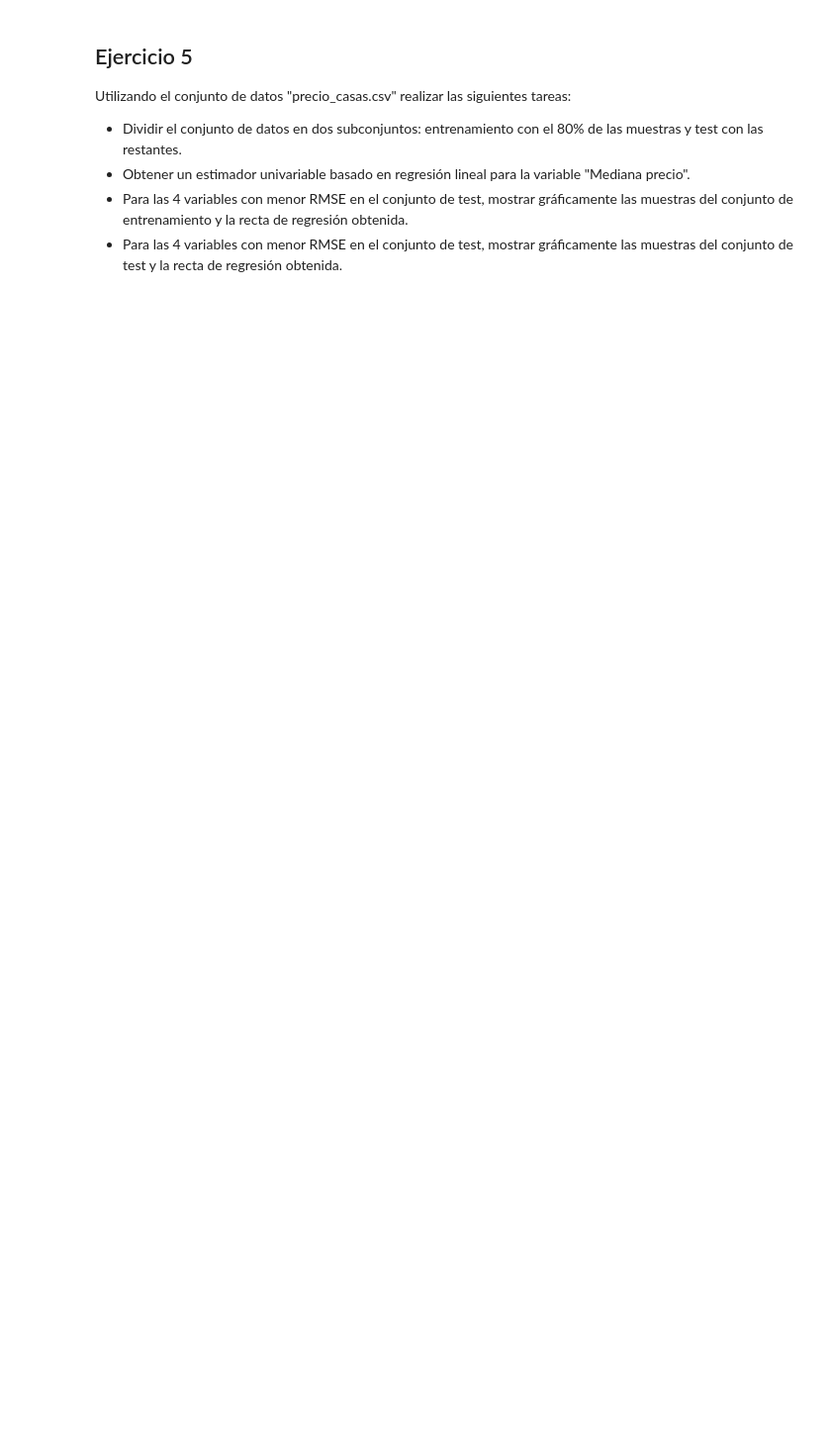
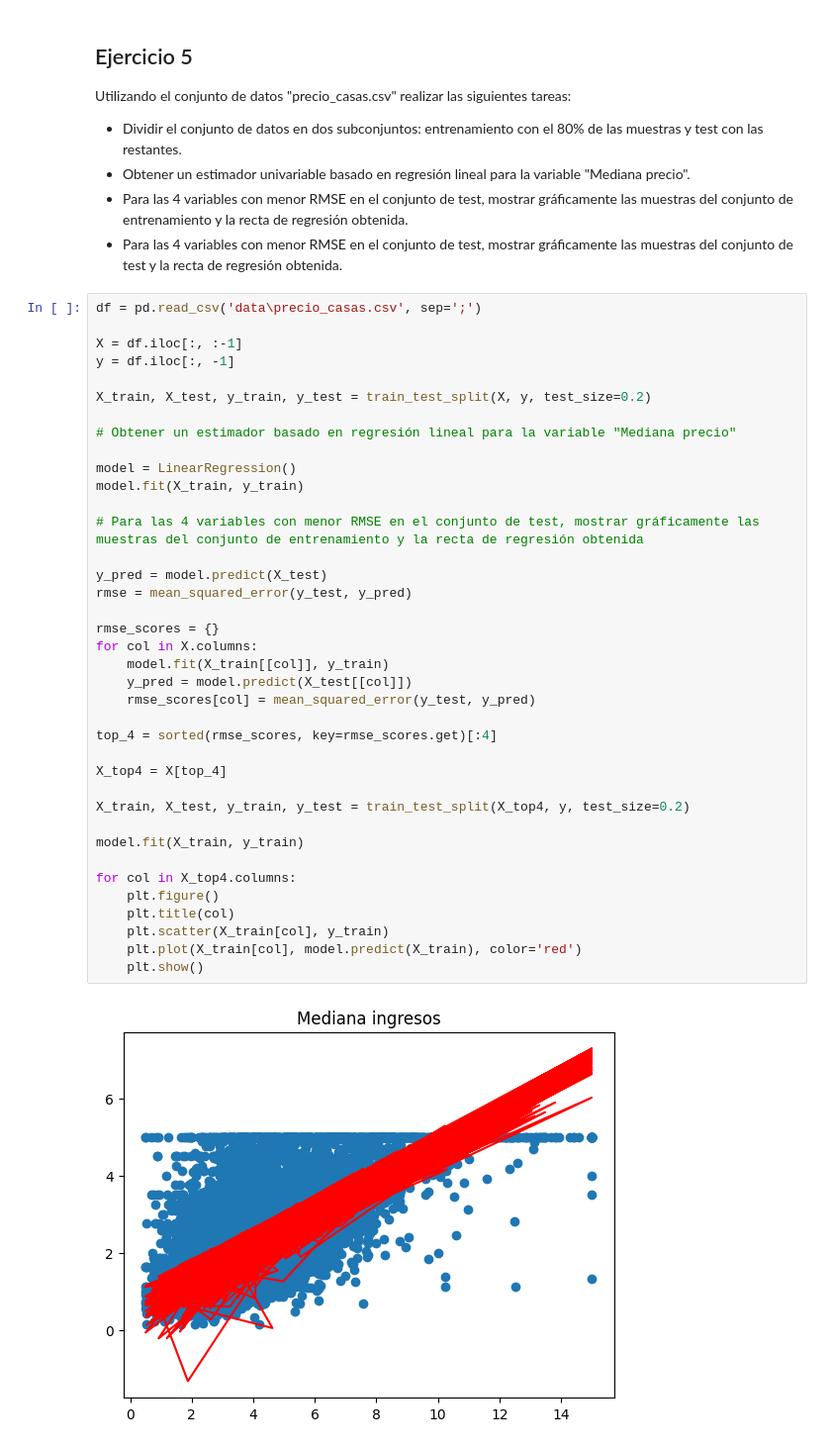
Before and after one commit to miguel-kjh/AA1, a Jupyter notebook: ejercicios/parte1/ejercicios_extras.ipynb, the cells around one changed output. Shown at 99% size. Cells and saved outputs as stored; diff of their text form; blank space fills up the shorter version.

```diff
--- a/ejercicios/parte1/ejercicios_extras.ipynb
+++ b/ejercicios/parte1/ejercicios_extras.ipynb
@@ -41,3 +205,43 @@ Utilizando el conjunto de datos "precio_casas.csv" realizar las siguientes tarea
 - Obtener un estimador univariable basado en regresión lineal para la variable "Mediana precio".
 - Para las 4 variables con menor RMSE en el conjunto de test, mostrar gráficamente las muestras del conjunto de entrenamiento y la recta de regresión obtenida.
 - Para las 4 variables con menor RMSE en el conjunto de test, mostrar gráficamente las muestras del conjunto de test y la recta de regresión obtenida.
+# %%
+df = pd.read_csv('data\precio_casas.csv', sep=';')
+
+X = df.iloc[:, :-1]
+y = df.iloc[:, -1]
+
+X_train, X_test, y_train, y_test = train_test_split(X, y, test_size=0.2)
+
+# Obtener un estimador basado en regresión lineal para la variable "Mediana precio"
+
+model = LinearRegression()
+model.fit(X_train, y_train)
+
+# Para las 4 variables con menor RMSE en el conjunto de test, mostrar gráficamente las muestras del conjunto de entrenamiento y la recta de regresión obtenida
+
+y_pred = model.predict(X_test)
+rmse = mean_squared_error(y_test, y_pred)
+
+rmse_scores = {}
+for col in X.columns:
+    model.fit(X_train[[col]], y_train)
+    y_pred = model.predict(X_test[[col]])
+    rmse_scores[col] = mean_squared_error(y_test, y_pred)
+
+top_4 = sorted(rmse_scores, key=rmse_scores.get)[:4]
+
+X_top4 = X[top_4]
+
+X_train, X_test, y_train, y_test = train_test_split(X_top4, y, test_size=0.2)
+
+model.fit(X_train, y_train)
+
+for col in X_top4.columns:
+    plt.figure()
+    plt.title(col)
+    plt.scatter(X_train[col], y_train)
+    plt.plot(X_train[col], model.predict(X_train), color='red')
+    plt.show()
+# %% [output]
+[figure, added]
```
Also changed, not shown: parts of 5 cells of this notebook.
